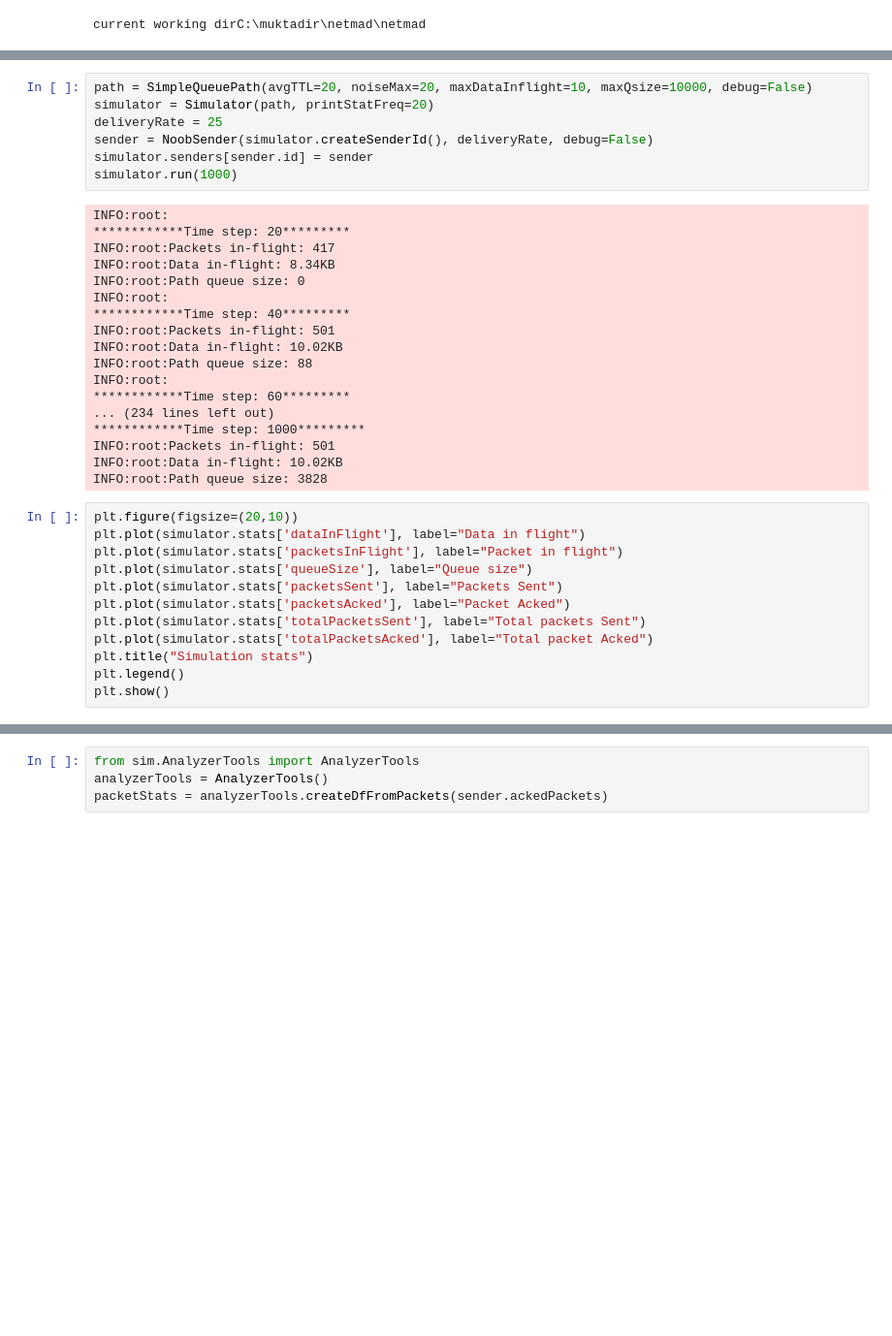
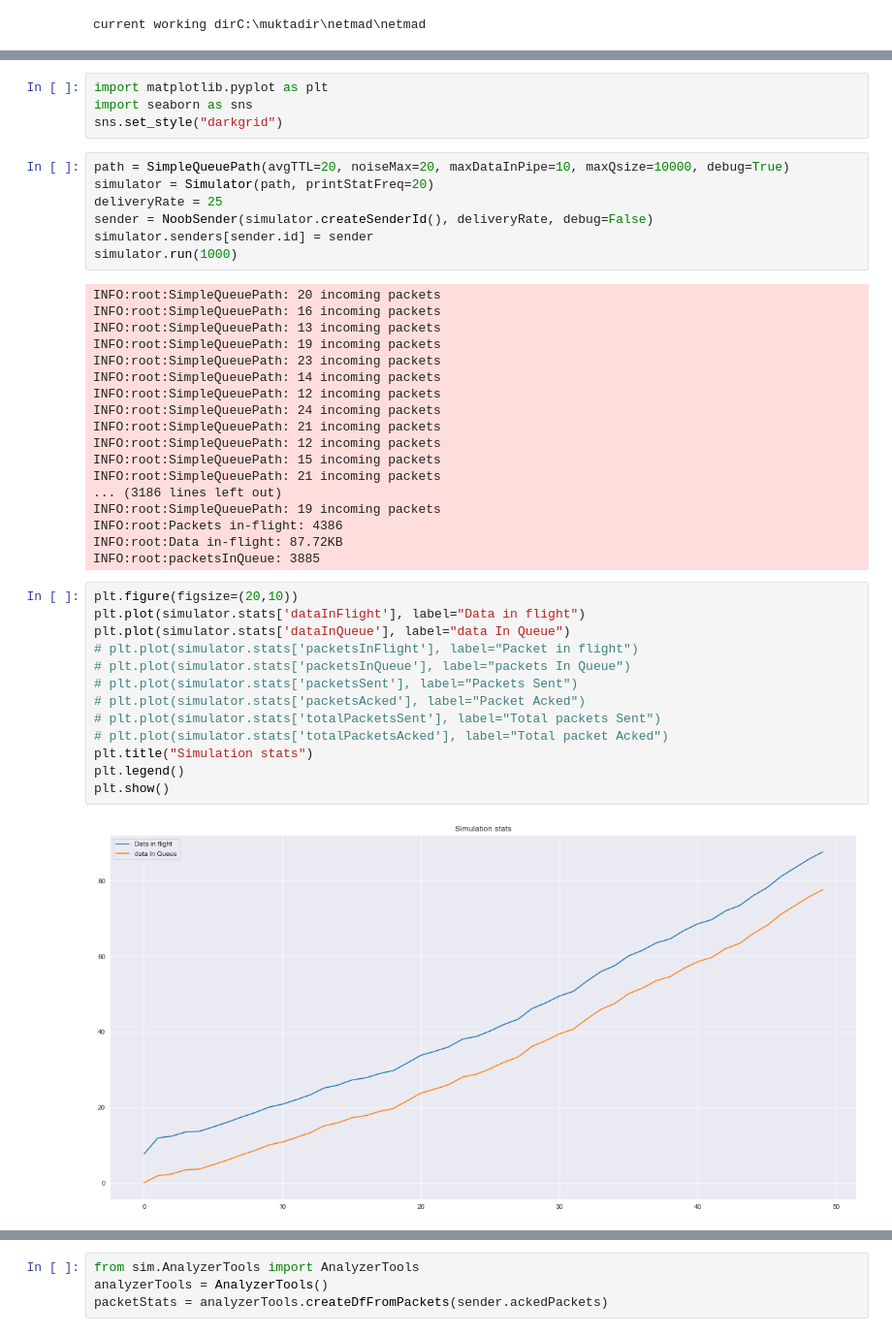
Before and after one commit to adhocmaster/netmad, a Jupyter notebook: notebooks/simulation-1.ipynb, the cells around one changed output, grey strips where cells are left out. Shown: that part at 97% size. Saved outputs shown, nothing was run; the diff lists cells and outputs as text; blank space fills up the shorter version.

Commit message:
fixed data in flight

```diff
--- a/notebooks/simulation-1.ipynb
+++ b/notebooks/simulation-1.ipynb
@@ -16,41 +14,48 @@ import seaborn as sns
 import logging
 logging.basicConfig(level=logging.INFO)
+# %%
+import matplotlib.pyplot as plt
+import seaborn as sns
+sns.set_style("darkgrid")
 # %%
-path = SimpleQueuePath(avgTTL=20, noiseMax=20, maxDataInflight=10, maxQsize=10000, debug=False)
+path = SimpleQueuePath(avgTTL=20, noiseMax=20, maxDataInPipe=10, maxQsize=10000, debug=True)
 simulator = Simulator(path, printStatFreq=20)
 deliveryRate = 25
 sender = NoobSender(simulator.createSenderId(), deliveryRate, debug=False)
 simulator.senders[sender.id] = sender
 simulator.run(1000)
 # %% [output]
-INFO:root:
-************Time step: 20*********
-INFO:root:Packets in-flight: 417
-INFO:root:Data in-flight: 8.34KB
-INFO:root:Path queue size: 0
-INFO:root:
-************Time step: 40*********
-INFO:root:Packets in-flight: 501
-INFO:root:Data in-flight: 10.02KB
-INFO:root:Path queue size: 88
-INFO:root:
-************Time step: 60*********
-... (234 lines left out)
-************Time step: 1000*********
-INFO:root:Packets in-flight: 501
-INFO:root:Data in-flight: 10.02KB
-INFO:root:Path queue size: 3828
+INFO:root:SimpleQueuePath: 20 incoming packets
+INFO:root:SimpleQueuePath: 16 incoming packets
+INFO:root:SimpleQueuePath: 13 incoming packets
+INFO:root:SimpleQueuePath: 19 incoming packets
+INFO:root:SimpleQueuePath: 23 incoming packets
+INFO:root:SimpleQueuePath: 14 incoming packets
+INFO:root:SimpleQueuePath: 12 incoming packets
+INFO:root:SimpleQueuePath: 24 incoming packets
+INFO:root:SimpleQueuePath: 21 incoming packets
+INFO:root:SimpleQueuePath: 12 incoming packets
+INFO:root:SimpleQueuePath: 15 incoming packets
+INFO:root:SimpleQueuePath: 21 incoming packets
+... (3186 lines left out)
+INFO:root:SimpleQueuePath: 19 incoming packets
+INFO:root:Packets in-flight: 4386
+INFO:root:Data in-flight: 87.72KB
+INFO:root:packetsInQueue: 3885
 # %%
 plt.figure(figsize=(20,10))
 plt.plot(simulator.stats['dataInFlight'], label="Data in flight")
-plt.plot(simulator.stats['packetsInFlight'], label="Packet in flight")
-plt.plot(simulator.stats['queueSize'], label="Queue size")
-plt.plot(simulator.stats['packetsSent'], label="Packets Sent")
-plt.plot(simulator.stats['packetsAcked'], label="Packet Acked")
-plt.plot(simulator.stats['totalPacketsSent'], label="Total packets Sent")
-plt.plot(simulator.stats['totalPacketsAcked'], label="Total packet Acked")
+plt.plot(simulator.stats['dataInQueue'], label="data In Queue")
+# plt.plot(simulator.stats['packetsInFlight'], label="Packet in flight")
+# plt.plot(simulator.stats['packetsInQueue'], label="packets In Queue")
+# plt.plot(simulator.stats['packetsSent'], label="Packets Sent")
+# plt.plot(simulator.stats['packetsAcked'], label="Packet Acked")
+# plt.plot(simulator.stats['totalPacketsSent'], label="Total packets Sent")
+# plt.plot(simulator.stats['totalPacketsAcked'], label="Total packet Acked")
 plt.title("Simulation stats")
 plt.legend()
 plt.show()
+# %% [output]
+[figure, added]
 # %%
 plt.figure(figsize=(20,10))
```
Also changed, not shown: parts of 12 cells of this notebook, 3 other files.
